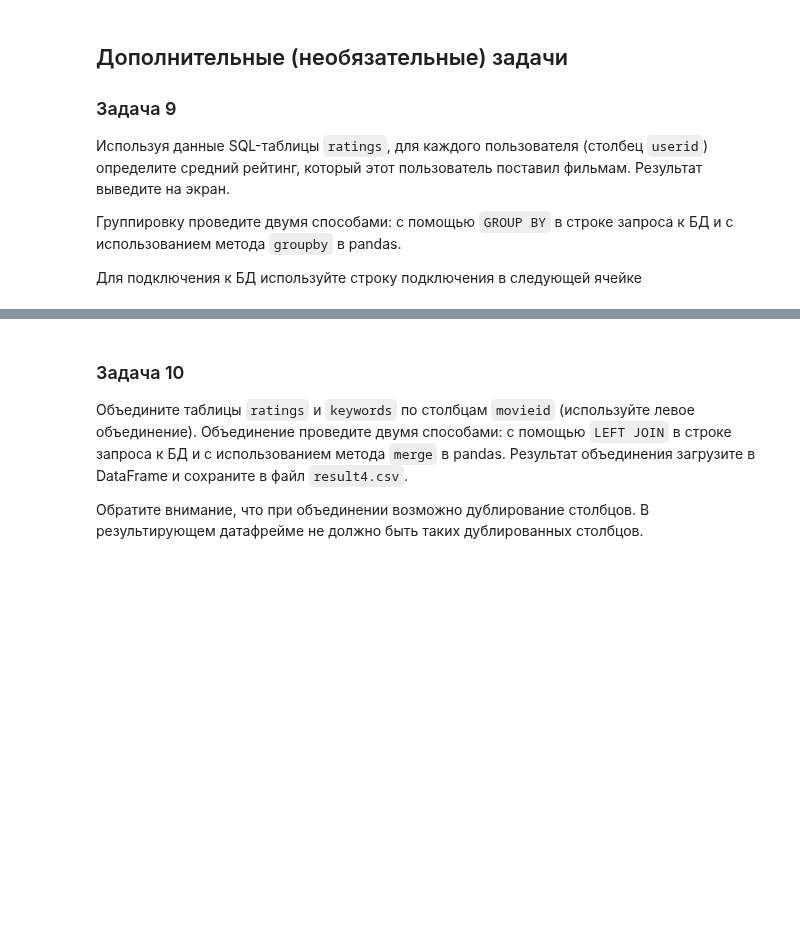
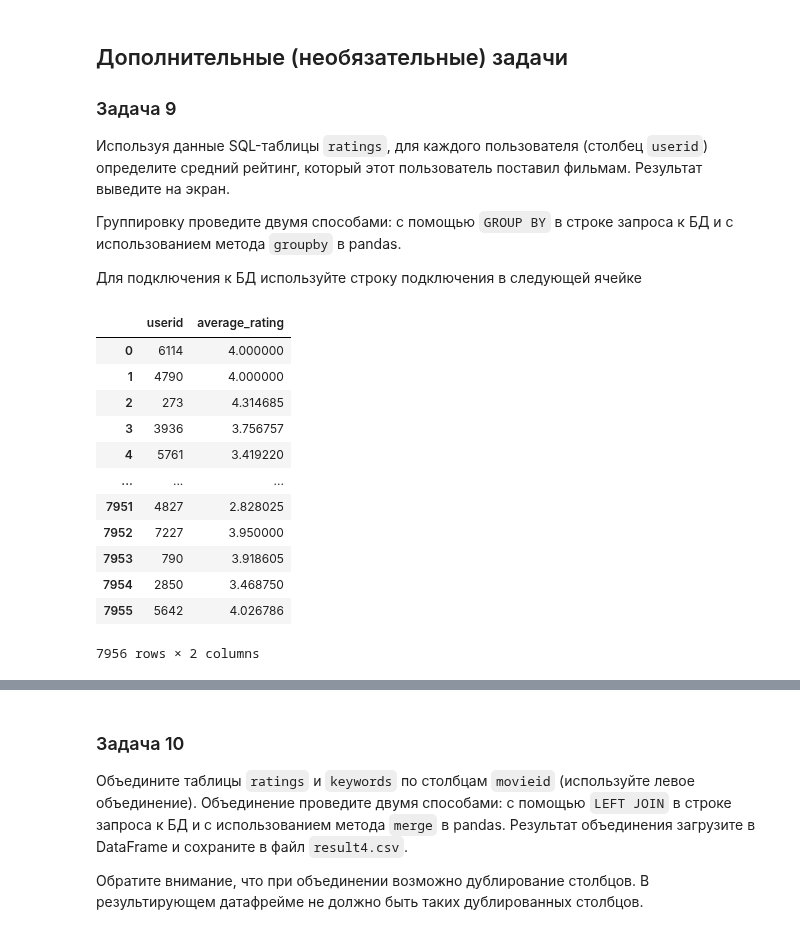
Before and after one commit to larinsi/DS0P, a Jupyter notebook: Data_scientist_Entry_level_analytics/11_Reading_and_writing_data_Part2/Чтение_и_запись_данных_2_ДЗ.ipynb, the cells around one changed output, grey strips where cells are left out. Drawn from its saved outputs; the diff is of its cells as text; code cells hidden in the pictures; blank space fills up the shorter version.

```diff
--- a/Data_scientist_Entry_level_analytics/11_Reading_and_writing_data_Part2/Чтение_и_запись_данных_2_ДЗ.ipynb
+++ b/Data_scientist_Entry_level_analytics/11_Reading_and_writing_data_Part2/Чтение_и_запись_данных_2_ДЗ.ipynb
@@ -156,0 +151,22 @@ conn = 'postgresql+psycopg2://readonly:6hajV34RTQfmxhS@dsstudents.skillbox.ru:54
+# %%
+conn = 'postgresql+psycopg2://readonly:6hajV34RTQfmxhS@dsstudents.skillbox.ru:5432/db_ds_students'
+
+engine = sqlalchemy.create_engine(conn)
+connect = engine.connect()
+
+df = pd.read_sql("SELECT userid, avg(rating) AS average_rating  FROM ratings GROUP BY userid", connect)
+df
+# %% [output]
+|  | userid | average_rating |
+| 0 | 6114 | 4.000000 |
+| 1 | 4790 | 4.000000 |
+| 2 | 273 | 4.314685 |
+| 3 | 3936 | 3.756757 |
+| 4 | 5761 | 3.419220 |
+| ... | ... | ... |
+| 7951 | 4827 | 2.828025 |
+| 7952 | 7227 | 3.950000 |
+| 7953 | 790 | 3.918605 |
+| 7954 | 2850 | 3.468750 |
+| 7955 | 5642 | 4.026786 |
+7956 rows × 2 columns
```
Also changed, not shown: parts of 4 cells of this notebook.
